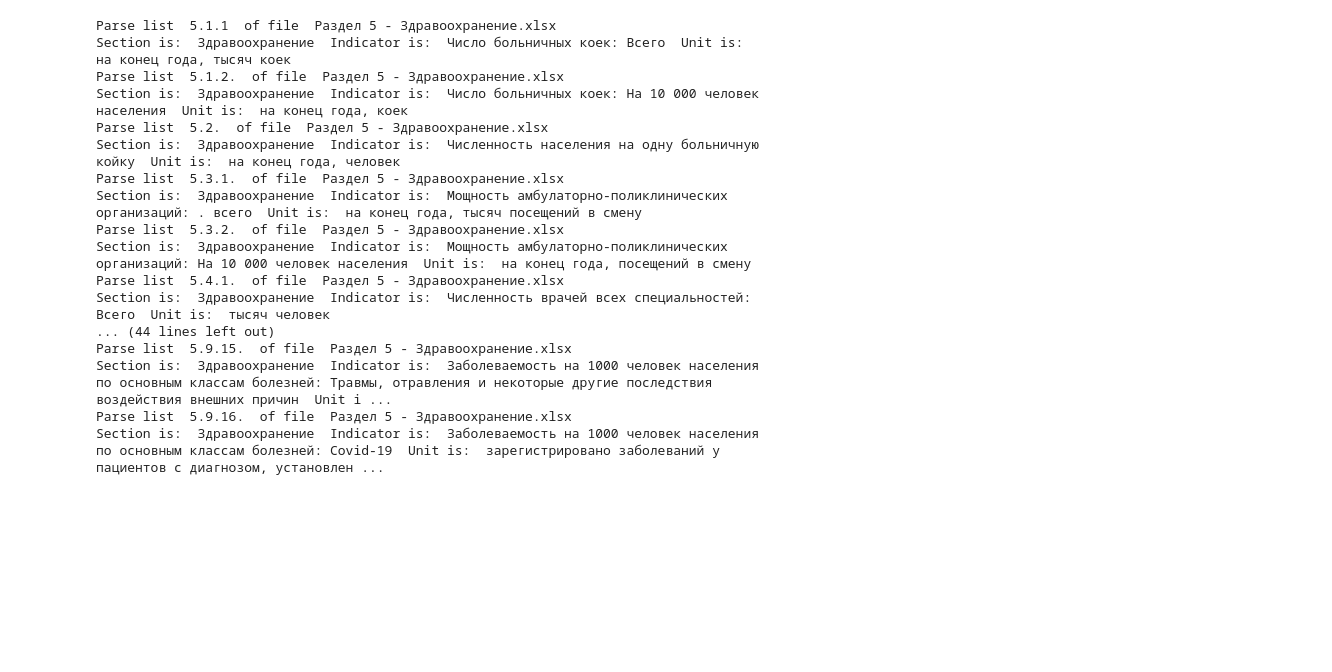
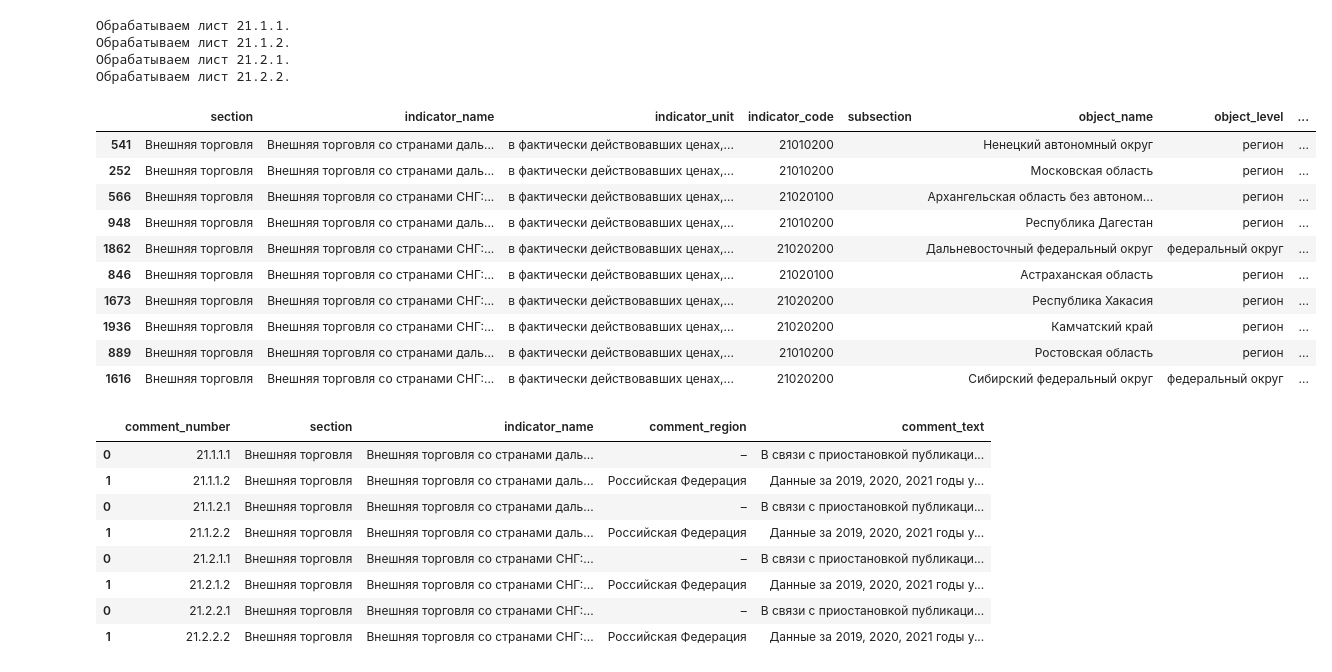
Before and after one commit to heavenorlasvegas/regions_parser, a Jupyter notebook: notebooks/AL_Parsing.ipynb, the cells around one changed output. Saved outputs shown, nothing was run; the diff lists cells and outputs as text; code cells hidden in the pictures; blank space fills up the shorter version.

```diff
--- a/notebooks/AL_Parsing.ipynb
+++ b/notebooks/AL_Parsing.ipynb
@@ -55,20 +58,37 @@ Comment: 1) ЧИСЛЕННОСТЬ ВРАЧЕЙ ВСЕХ СПЕЦИАЛЬНОС
 # %%
-sect_5.process_section().to_csv('section_5.csv')
+# Process and save the section
+
+data, comments = section.process_section()
+data.to_csv(f'../result/section_{section_num}.csv', encoding='utf-16', index=False)
+comments.to_csv(f'../result/section_{section_num}_comments.csv', encoding='utf-16', index=False)
 # %% [output]
-Parse list  5.1.1  of file  Раздел 5 - Здравоохранение.xlsx
-Section is:  Здравоохранение  Indicator is:  Число больничных коек: Всего  Unit is:  на конец года, тысяч коек
-Parse list  5.1.2.  of file  Раздел 5 - Здравоохранение.xlsx
-Section is:  Здравоохранение  Indicator is:  Число больничных коек: На 10 000 человек населения  Unit is:  на конец года, коек
-Parse list  5.2.  of file  Раздел 5 - Здравоохранение.xlsx
-Section is:  Здравоохранение  Indicator is:  Численность населения на одну больничную койку  Unit is:  на конец года, человек
-Parse list  5.3.1.  of file  Раздел 5 - Здравоохранение.xlsx
-Section is:  Здравоохранение  Indicator is:  Мощность амбулаторно-поликлинических организаций: . всего  Unit is:  на конец года, тысяч посещений в смену
-Parse list  5.3.2.  of file  Раздел 5 - Здравоохранение.xlsx
-Section is:  Здравоохранение  Indicator is:  Мощность амбулаторно-поликлинических организаций: На 10 000 человек населения  Unit is:  на конец года, посещений в смену
-Parse list  5.4.1.  of file  Раздел 5 - Здравоохранение.xlsx
-Section is:  Здравоохранение  Indicator is:  Численность врачей всех специальностей: Всего  Unit is:  тысяч человек
-... (44 lines left out)
-Parse list  5.9.15.  of file  Раздел 5 - Здравоохранение.xlsx
-Section is:  Здравоохранение  Indicator is:  Заболеваемость на 1000 человек населения по основным классам болезней: Травмы, отравления и некоторые другие последствия воздействия внешних причин  Unit i ...
-Parse list  5.9.16.  of file  Раздел 5 - Здравоохранение.xlsx
-Section is:  Здравоохранение  Indicator is:  Заболеваемость на 1000 человек населения по основным классам болезней: Covid-19  Unit is:  зарегистрировано заболеваний у пациентов с диагнозом, установлен ...
+Обрабатываем лист 21.1.1.
+Обрабатываем лист 21.1.2.
+Обрабатываем лист 21.2.1.
+Обрабатываем лист 21.2.2.
+# %%
+data.sample(10)
+# %% [output]
+|  | section | indicator_name | indicator_unit | indicator_code | subsection | object_name | object_level | ... |
+| 541 | Внешняя торговля | Внешняя торговля со странами даль... | в фактически действовавших ценах,... | 21010200 |  | Ненецкий автономный округ | регион | ... |
+| 252 | Внешняя торговля | Внешняя торговля со странами даль... | в фактически действовавших ценах,... | 21010200 |  | Московская область | регион | ... |
+| 566 | Внешняя торговля | Внешняя торговля со странами СНГ:... | в фактически действовавших ценах,... | 21020100 |  | Архангельская область без автоном... | регион | ... |
+| 948 | Внешняя торговля | Внешняя торговля со странами даль... | в фактически действовавших ценах,... | 21010200 |  | Республика Дагестан | регион | ... |
+| 1862 | Внешняя торговля | Внешняя торговля со странами СНГ:... | в фактически действовавших ценах,... | 21020200 |  | Дальневосточный федеральный округ | федеральный округ | ... |
+| 846 | Внешняя торговля | Внешняя торговля со странами СНГ:... | в фактически действовавших ценах,... | 21020100 |  | Астраханская область | регион | ... |
+| 1673 | Внешняя торговля | Внешняя торговля со странами СНГ:... | в фактически действовавших ценах,... | 21020200 |  | Республика Хакасия | регион | ... |
+| 1936 | Внешняя торговля | Внешняя торговля со странами СНГ:... | в фактически действовавших ценах,... | 21020200 |  | Камчатский край | регион | ... |
+| 889 | Внешняя торговля | Внешняя торговля со странами даль... | в фактически действовавших ценах,... | 21010200 |  | Ростовская область | регион | ... |
+| 1616 | Внешняя торговля | Внешняя торговля со странами СНГ:... | в фактически действовавших ценах,... | 21020200 |  | Сибирский федеральный округ | федеральный округ | ... |
+# %%
+comments
+# %% [output]
+|  | comment_number | section | indicator_name | comment_region | comment_text |
+| 0 | 21.1.1.1 | Внешняя торговля | Внешняя торговля со странами даль... | – | В связи с приостановкой публикаци... |
+| 1 | 21.1.1.2 | Внешняя торговля | Внешняя торговля со странами даль... | Российская Федерация | Данные за 2019, 2020, 2021 годы у... |
+| 0 | 21.1.2.1 | Внешняя торговля | Внешняя торговля со странами даль... | – | В связи с приостановкой публикаци... |
+| 1 | 21.1.2.2 | Внешняя торговля | Внешняя торговля со странами даль... | Российская Федерация | Данные за 2019, 2020, 2021 годы у... |
+| 0 | 21.2.1.1 | Внешняя торговля | Внешняя торговля со странами СНГ:... | – | В связи с приостановкой публикаци... |
+| 1 | 21.2.1.2 | Внешняя торговля | Внешняя торговля со странами СНГ:... | Российская Федерация | Данные за 2019, 2020, 2021 годы у... |
+| 0 | 21.2.2.1 | Внешняя торговля | Внешняя торговля со странами СНГ:... | – | В связи с приостановкой публикаци... |
+| 1 | 21.2.2.2 | Внешняя торговля | Внешняя торговля со странами СНГ:... | Российская Федерация | Данные за 2019, 2020, 2021 годы у... |
```
Also changed, not shown: parts of 9 cells of this notebook.
